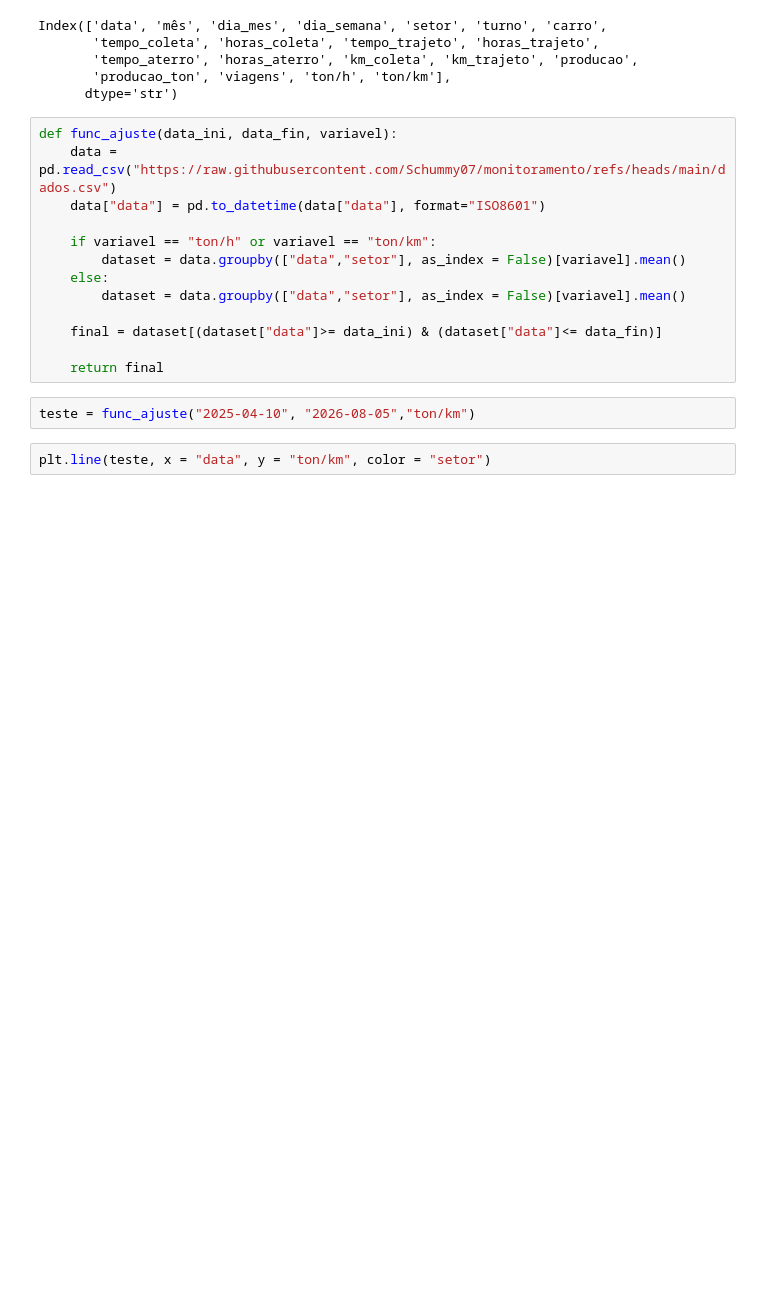
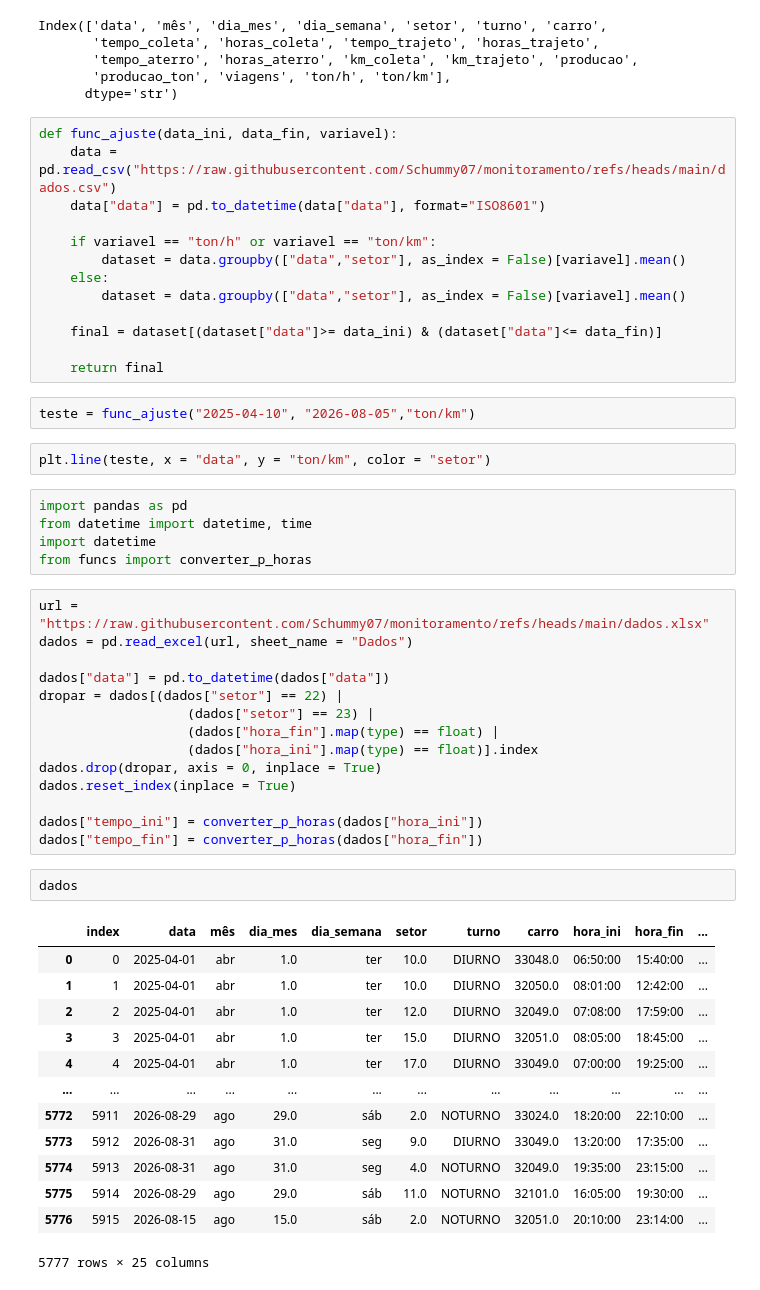
Before and after one commit to Schummy07/monitoramento, a Jupyter notebook: funcs.ipynb, the cells around one changed output. Cells and saved outputs as stored; diff of their text form; blank space fills up the shorter version.

```diff
--- a/funcs.ipynb
+++ b/funcs.ipynb
@@ -311,3 +311,38 @@ def func_ajuste(data_ini, data_fin, variavel):
 teste = func_ajuste("2025-04-10", "2026-08-05","ton/km")
 # %%
 plt.line(teste, x = "data", y = "ton/km", color = "setor")
+# %%
+import pandas as pd
+from datetime import datetime, time
+import datetime
+from funcs import converter_p_horas
+# %%
+url = "https://raw.githubusercontent.com/Schummy07/monitoramento/refs/heads/main/dados.xlsx"
+dados = pd.read_excel(url, sheet_name = "Dados")
+
+dados["data"] = pd.to_datetime(dados["data"])
+dropar = dados[(dados["setor"] == 22) |
+                   (dados["setor"] == 23) |
+                   (dados["hora_fin"].map(type) == float) |
+                   (dados["hora_ini"].map(type) == float)].index
+dados.drop(dropar, axis = 0, inplace = True)
+dados.reset_index(inplace = True)
+
+dados["tempo_ini"] = converter_p_horas(dados["hora_ini"])
+dados["tempo_fin"] = converter_p_horas(dados["hora_fin"])
+# %%
+dados
+# %% [output]
+|  | index | data | mês | dia_mes | dia_semana | setor | turno | carro | hora_ini | hora_fin | ... |
+| 0 | 0 | 2025-04-01 | abr | 1.0 | ter | 10.0 | DIURNO | 33048.0 | 06:50:00 | 15:40:00 | ... |
+| 1 | 1 | 2025-04-01 | abr | 1.0 | ter | 10.0 | DIURNO | 32050.0 | 08:01:00 | 12:42:00 | ... |
+| 2 | 2 | 2025-04-01 | abr | 1.0 | ter | 12.0 | DIURNO | 32049.0 | 07:08:00 | 17:59:00 | ... |
+| 3 | 3 | 2025-04-01 | abr | 1.0 | ter | 15.0 | DIURNO | 32051.0 | 08:05:00 | 18:45:00 | ... |
+| 4 | 4 | 2025-04-01 | abr | 1.0 | ter | 17.0 | DIURNO | 33049.0 | 07:00:00 | 19:25:00 | ... |
+| ... | ... | ... | ... | ... | ... | ... | ... | ... | ... | ... | ... |
+| 5772 | 5911 | 2026-08-29 | ago | 29.0 | sáb | 2.0 | NOTURNO | 33024.0 | 18:20:00 | 22:10:00 | ... |
+| 5773 | 5912 | 2026-08-31 | ago | 31.0 | seg | 9.0 | DIURNO | 33049.0 | 13:20:00 | 17:35:00 | ... |
+| 5774 | 5913 | 2026-08-31 | ago | 31.0 | seg | 4.0 | NOTURNO | 32049.0 | 19:35:00 | 23:15:00 | ... |
+| 5775 | 5914 | 2026-08-29 | ago | 29.0 | sáb | 11.0 | NOTURNO | 32101.0 | 16:05:00 | 19:30:00 | ... |
+| 5776 | 5915 | 2026-08-15 | ago | 15.0 | sáb | 2.0 | NOTURNO | 32051.0 | 20:10:00 | 23:14:00 | ... |
+5777 rows × 25 columns
```
Also changed, not shown: 2 other files.
